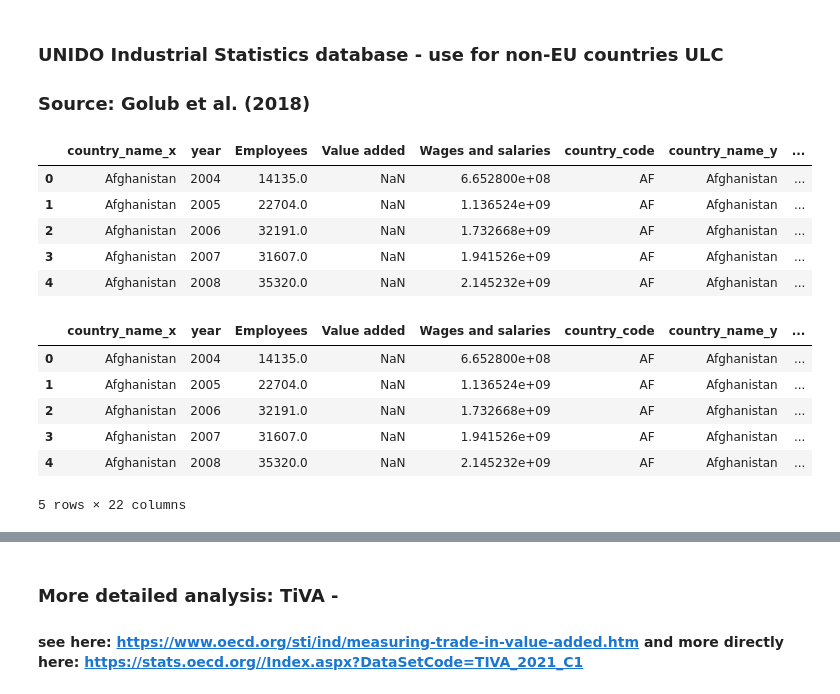
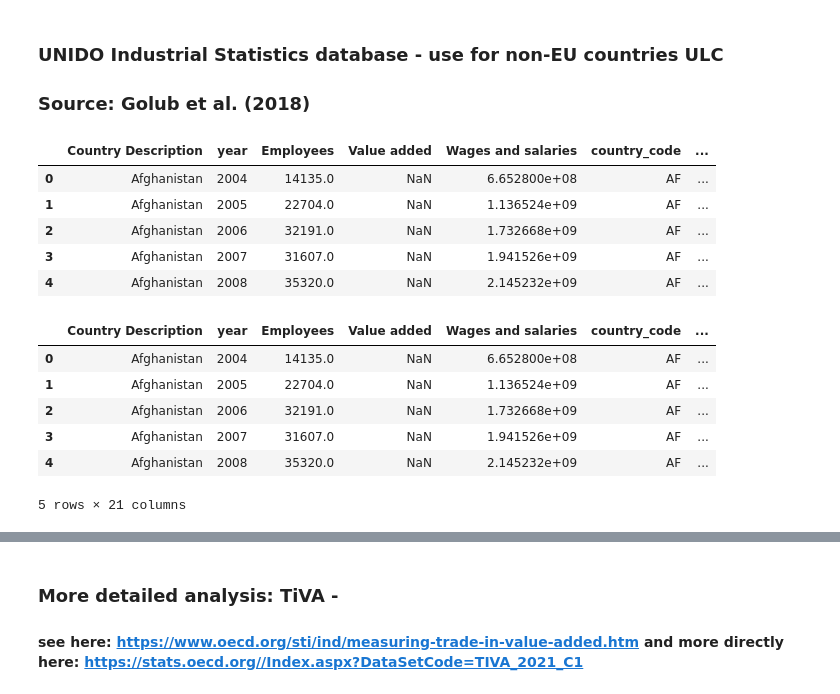
Before and after one commit to JanPintera/ad_hocPy, a Jupyter notebook: cee_competitiveness/CEE_competitivness.ipynb, the cells around one changed output, grey strips where cells are left out. Cells and saved outputs as stored; diff of their text form; code cells hidden in the pictures.

```diff
--- a/cee_competitiveness/CEE_competitivness.ipynb
+++ b/cee_competitiveness/CEE_competitivness.ipynb
@@ -23,13 +24,3 @@ from helper import oecd_res2df, harmonise_base_year, do_fuzzy_search
-# %%
-visegrad = {'CZ': "Czech Republic", 'HU': "Hungary", 'PL': "Poland", 'SK': "Slovak Republic"}
-CEE_non_core = {'RO': 'Romania', 'BG': 'Bulgaria', 'EE': 'Estonia', 'LT': 'Lithuania', 'LV': 'Latvia', 'SI': 'Slovenia'}
-germany_plus = {'DE': 'Germany', 'AT': "Austria"}
-southern = {'IT': 'Italy', 'ES': 'Spain', 'PT': 'Portugal', 'GR': 'Greece'}
-west = {'NL': 'Netherlands', 'BE': 'Belgium', 'UK': 'United Kingdom', 'FR': 'France', 'LU': 'Luxembourg', 'IR': 'Ireland'}
-north = {'NOR': 'Norway', 'SE': 'Sweden', 'DK': 'Denmark', 'FI': 'Finland'}
-emu = {'AT': 'Austria', 'BE': 'Belgium', 'CYP': 'Cyprus', 'EE': 'Estonia', 'FI': 'Finland', 'FR': 'France',
-       'DE': 'Germany', 'GR': 'Greece', 'IR': 'Ireland', 'IT': 'Italy', 'LV': 'Latvia', 'LT': 'Lithuania', 'LU': 'Luxembourg',
-        'MLT': 'Malta', 'NL': 'Netherlands', 'PT': 'Portugal', 'SK': "Slovak Republic", "SI": "Slovenia", "ES": "Spain"}
 # %% [markdown]
 ### Dustmann (2014) - Figure 1 = ULC
 # %%
@@ -247,6 +238,7 @@ gdp_deflator = gdp_deflator_raw.melt(id_vars=['Country Name', 'Country Code'], v
 gdp_deflator['year'] = gdp_deflator['variable'].str.split(" ", n = 1, expand = True)[0].astype(int)
 gdp_deflator = gdp_deflator.rename(columns={'Country Name': 'country_name', 'value': 'value_deflator'}).drop('variable', axis=1)
 gdp_deflator = gdp_deflator.groupby('country_name').apply(lambda x: harmonise_base_year(x, 2015)) # Harmonize the deflator to 2015 = deflator_2015
+gdp_deflator = gdp_deflator.loc[lambda x: ~x['country_name'].isin(['Curacao'])]
 gdp_deflator['country_code'] = gdp_deflator['country_name'].apply(lambda x: do_fuzzy_search(x))
 gdp_deflator.dropna().head()
 # %% [output]
@@ -262,21 +254,24 @@ ppp_raw =  pd.read_csv("WB_PA.NUS.PPP.csv")
 ppp_raw = ppp_raw.melt(id_vars=['Country Name', 'Country Code'], value_vars=val_cols)
 ppp_raw['year'] = ppp_raw['variable'].str.split(" ", n = 1, expand = True)[0].astype(int)
 ppp_raw = ppp_raw.rename(columns={'Country Name': 'country_name', 'value': 'value_ppp'})
+ppp_raw = ppp_raw.loc[lambda x: ~x['country_name'].isin(['Curacao'])]
 ppp_raw['country_code'] = ppp_raw['country_name'].apply(lambda x: do_fuzzy_search(x))
-ppp_raw = ppp_raw.drop('variable', axis=1)
+ppp_raw = ppp_raw.drop(['variable', 'Country Code'], axis=1)
 
 # market exchange rate: PA.NUS.FCRF
-#ex = pd.read_csv("PA.NUS.FCRF.csv")
 ex = pd.read_csv("WB_PA.NUS.FCRF.csv")
 ex = ex.melt(id_vars=['Country Name', 'Country Code'], value_vars=val_cols)
 ex['year'] = ex['variable'].str.split(" ", n = 1, expand = True)[0].astype(int)
 ex = ex.rename(columns={'Country Name': 'country_name', 'value': 'value_ex'})
-ex = ex.drop('variable', axis=1)
+ex = ex.loc[lambda x: ~x['country_name'].isin(['Curacao'])]
+ex = ex.drop(['variable'], axis=1)
 
 ex_emu = ex[ex["Country Code"] == 'EMU'].rename(columns = {'value_ex': 'value_eur', 'country_name': 'monetary_union'}).drop('Country Code', axis=1) # get Euro ExR
 ex['monetary_union'] = np.where(ex['country_name'].isin(emu.values()), "Euro area", "non_emu")
 ex = ex.merge(ex_emu, on=['monetary_union', 'year'], how='left')
-ex['final_ex_rate'] = ex['value_ex'].combine_first(ex['value_eur']) # Only diff to value_ex is that Euro area countries have NaNs for Ex after they adopt Euro,this fixes it
+# NOTE: AS Unido data is in Euro even before country's euro adoption, final_ex_rate = euro rate all the time
+ex['final_ex_rate'] = ex['value_eur'].combine_first(ex['value_ex']) # Only diff to value_ex is that Euro area countries have NaNs for Ex after they adopt Euro.
 ex['country_code'] = ex['country_name'].apply(lambda x: do_fuzzy_search(x))
+ex = ex.drop(['Country Code'], axis=1)
 ex.head()
 # %% [output]
@@ -395,23 +390,25 @@ with plt.style.context('ggplot'):
 # %%
 unido = pd.read_csv('INDSTAT2_Rev3_export.csv') #  NOTE: INDSTAT2, in National Currencies
 unido = unido.replace('...', np.nan)
 unido = unido.astype({"Value": float})
 unido = unido.pivot(index=["Country Description", "Year"], columns=["Table Description"], values="Value").reset_index()
-unido = unido.rename(columns={"Country Description": "country_name", "Year": "year"})
-unido['country_code'] = unido['country_name'].apply(lambda x: do_fuzzy_search(x))
+unido = unido.rename(columns={"Year": "year"})
+unido = unido.loc[lambda x: ~x["Country Description"].isin(['Curaçao'])]
+unido['country_code'] = unido["Country Description"].apply(lambda x: do_fuzzy_search(x))
 unido = unido[unido['country_code'].notna()] # This is important, otherwise the merges below will create millions of NaNs
 
 unido_ulc = unido.merge(gdp_deflator, on=['country_code', 'year'])
 unido_ulc = unido_ulc.merge(ppp_raw, on=['country_code', 'year'], suffixes=['_deflator', '_ppp'])
 unido_ulc = unido_ulc.merge(ex, on=['country_code', 'year'], suffixes=['', '_ex'])
+unido_ulc = get_regions(unido_ulc, 'country_code')
 unido_ulc.head()
 # %% [output]
-|  | country_name_x | year | Employees | Value added | Wages and salaries | country_code | country_name_y | ... |
-| 0 | Afghanistan | 2004 | 14135.0 | NaN | 6.652800e+08 | AF | Afghanistan | ... |
-| 1 | Afghanistan | 2005 | 22704.0 | NaN | 1.136524e+09 | AF | Afghanistan | ... |
-| 2 | Afghanistan | 2006 | 32191.0 | NaN | 1.732668e+09 | AF | Afghanistan | ... |
-| 3 | Afghanistan | 2007 | 31607.0 | NaN | 1.941526e+09 | AF | Afghanistan | ... |
-| 4 | Afghanistan | 2008 | 35320.0 | NaN | 2.145232e+09 | AF | Afghanistan | ... |
+|  | Country Description | year | Employees | Value added | Wages and salaries | country_code | ... |
+| 0 | Afghanistan | 2004 | 14135.0 | NaN | 6.652800e+08 | AF | ... |
+| 1 | Afghanistan | 2005 | 22704.0 | NaN | 1.136524e+09 | AF | ... |
+| 2 | Afghanistan | 2006 | 32191.0 | NaN | 1.732668e+09 | AF | ... |
+| 3 | Afghanistan | 2007 | 31607.0 | NaN | 1.941526e+09 | AF | ... |
+| 4 | Afghanistan | 2008 | 35320.0 | NaN | 2.145232e+09 | AF | ... |
 # %%
 # Variable definitions: we follow Golub et al. (2018) below
 # NOTE: (Golub) The series for nominal value added in manufacturing were converted to real terms by deflating them by manufacturing value-added deflators derived from measures of nominal and real manufacturing value added reported in the
@@ -423,10 +420,10 @@ unido_ulc['W_usd'] = unido_ulc['Wages and salaries'] / unido_ulc['final_ex_rate'
 unido_ulc['ULC'] = unido_ulc['W_usd'] / unido_ulc['VA_real'] # TODO: 'Wages and salaries are understood as total labour compensation (w*L): check
 unido_ulc.head()
 # %% [output]
-|  | country_name_x | year | Employees | Value added | Wages and salaries | country_code | country_name_y | ... |
-| 0 | Afghanistan | 2004 | 14135.0 | NaN | 6.652800e+08 | AF | Afghanistan | ... |
-| 1 | Afghanistan | 2005 | 22704.0 | NaN | 1.136524e+09 | AF | Afghanistan | ... |
-| 2 | Afghanistan | 2006 | 32191.0 | NaN | 1.732668e+09 | AF | Afghanistan | ... |
-| 3 | Afghanistan | 2007 | 31607.0 | NaN | 1.941526e+09 | AF | Afghanistan | ... |
-| 4 | Afghanistan | 2008 | 35320.0 | NaN | 2.145232e+09 | AF | Afghanistan | ... |
+|  | Country Description | year | Employees | Value added | Wages and salaries | country_code | ... |
+| 0 | Afghanistan | 2004 | 14135.0 | NaN | 6.652800e+08 | AF | ... |
+| 1 | Afghanistan | 2005 | 22704.0 | NaN | 1.136524e+09 | AF | ... |
+| 2 | Afghanistan | 2006 | 32191.0 | NaN | 1.732668e+09 | AF | ... |
+| 3 | Afghanistan | 2007 | 31607.0 | NaN | 1.941526e+09 | AF | ... |
+| 4 | Afghanistan | 2008 | 35320.0 | NaN | 2.145232e+09 | AF | ... |
-5 rows × 22 columns
+5 rows × 21 columns
```
Also changed, not shown: parts of 16 cells of this notebook.
